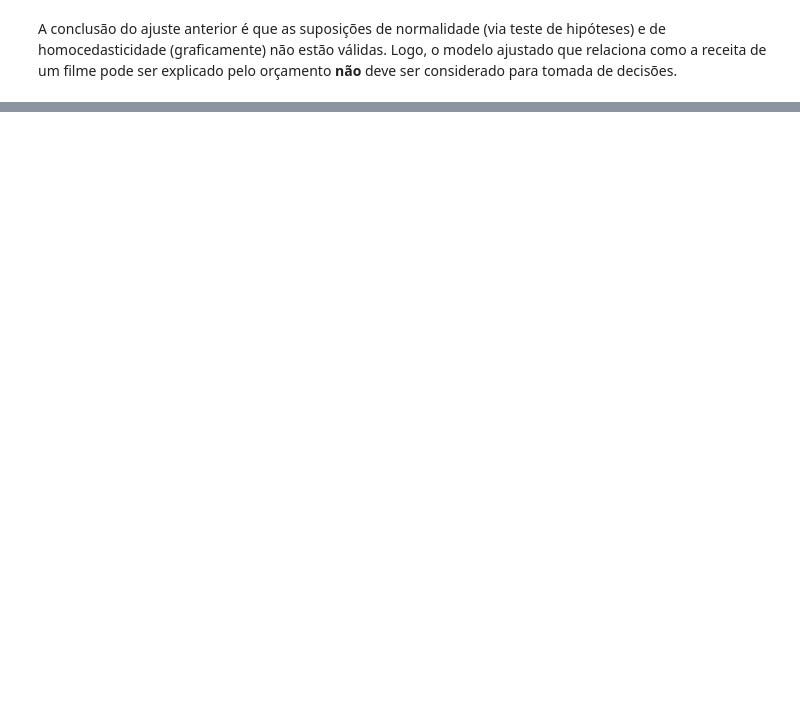
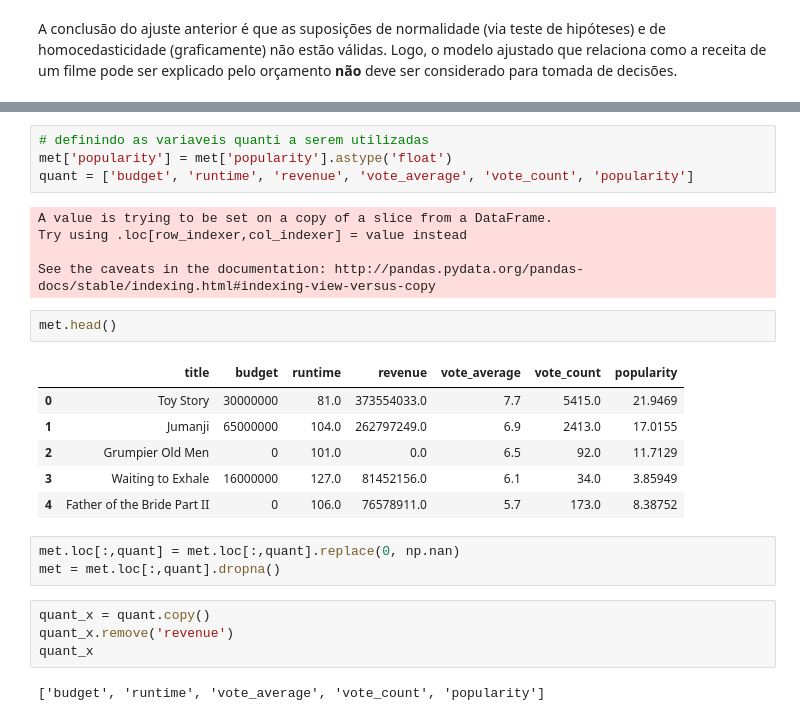
Before and after one commit to beatrizcf2/Classificador_Filmes, a Jupyter notebook: Recomendador_Filmes_Organizado.ipynb, the cells around one changed output, grey strips where cells are left out. Drawn from its saved outputs; the diff is of its cells as text; blank space fills up the shorter version.

```diff
--- a/Recomendador_Filmes_Organizado.ipynb
+++ b/Recomendador_Filmes_Organizado.ipynb
@@ -283,0 +385,27 @@ tomada de decisões.
+# %%
+# definindo as variaveis quanti a serem utilizadas
+met['popularity'] = met['popularity'].astype('float')
+quant = ['budget', 'runtime', 'revenue', 'vote_average', 'vote_count', 'popularity']
+# %% [output]
+A value is trying to be set on a copy of a slice from a DataFrame.
+Try using .loc[row_indexer,col_indexer] = value instead
+
+See the caveats in the documentation: http://pandas.pydata.org/pandas-docs/stable/indexing.html#indexing-view-versus-copy
+# %%
+met.head()
+# %% [output]
+|  | title | budget | runtime | revenue | vote_average | vote_count | popularity |
+| 0 | Toy Story | 30000000 | 81.0 | 373554033.0 | 7.7 | 5415.0 | 21.9469 |
+| 1 | Jumanji | 65000000 | 104.0 | 262797249.0 | 6.9 | 2413.0 | 17.0155 |
+| 2 | Grumpier Old Men | 0 | 101.0 | 0.0 | 6.5 | 92.0 | 11.7129 |
+| 3 | Waiting to Exhale | 16000000 | 127.0 | 81452156.0 | 6.1 | 34.0 | 3.85949 |
+| 4 | Father of the Bride Part II | 0 | 106.0 | 76578911.0 | 5.7 | 173.0 | 8.38752 |
+# %%
+met.loc[:,quant] = met.loc[:,quant].replace(0, np.nan)
+met = met.loc[:,quant].dropna()
+# %%
+quant_x = quant.copy()
+quant_x.remove('revenue')
+quant_x
+# %% [output]
+['budget', 'runtime', 'vote_average', 'vote_count', 'popularity']
```
Also changed, not shown: parts of 19 cells of this notebook, 4 other files.
